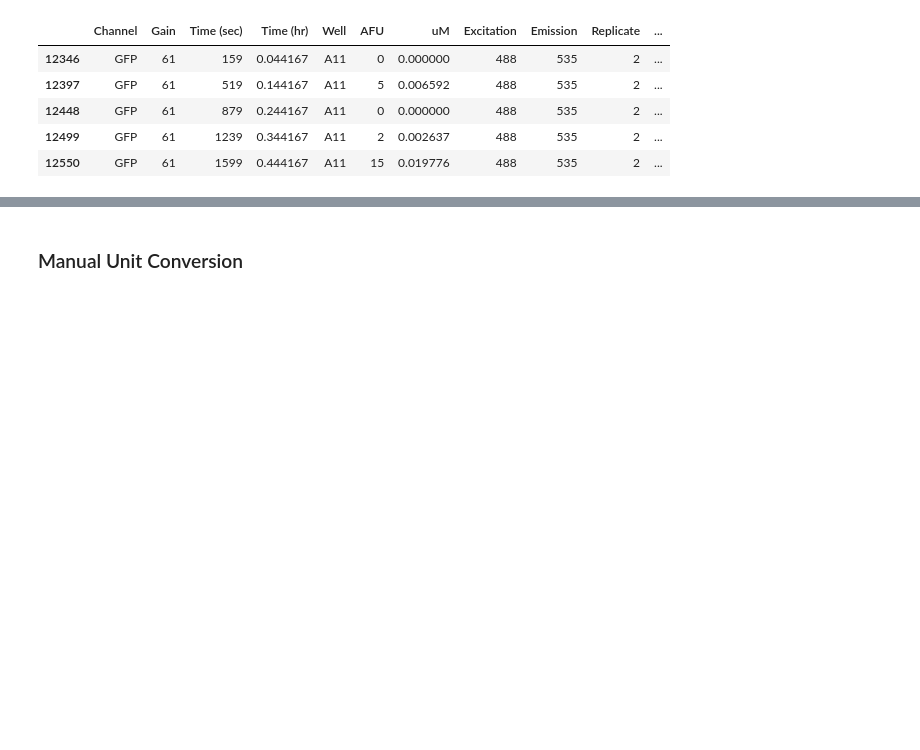
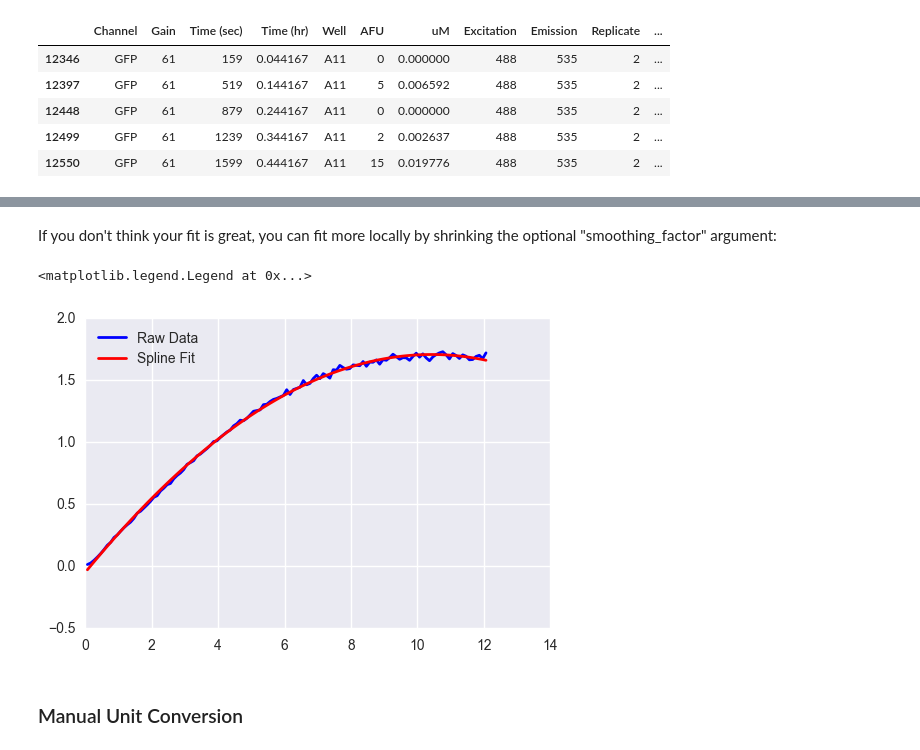
Before and after one commit to sclamons/murraylab_tools, a Jupyter notebook: examples/Biotek Analysis Usage Examples.ipynb, the cells around one changed output, grey strips where cells are left out. Saved outputs shown, nothing was run; the diff lists cells and outputs as text; code cells hidden in the pictures; blank space fills up the shorter version.

```diff
--- a/examples/Biotek Analysis Usage Examples.ipynb
+++ b/examples/Biotek Analysis Usage Examples.ipynb
@@ -244,3 +235,16 @@ plt.show()
+# %% [markdown]
+If you don't think your fit is great, you can fit more locally by shrinking the optional "smoothing_factor" argument:
+# %%
+fit_df = mt_biotek.spline_fit(df, smoothing_factor = 0.1)
+example_fit_df = fit_df[(fit_df.Gain == 100) & (fit_df.Channel == "GFP") \
+                        & (fit_df["GFP Plasmid (nM)"] == 2.01) & (fit_df["RFP Plasmid (nM)"] == 3.97)\
+                        & (fit_df.Replicate == 1)]
+plt.plot(example_fit_df["Time (hr)"], example_fit_df["uM"], color = "blue", label = "Raw Data")
+plt.plot(example_fit_df["Time (hr)"], example_fit_df["uM spline fit"], color = "red", label="Spline Fit")
+plt.legend(loc = 2)
+# %% [output]
+<matplotlib.legend.Legend at 0x...>
+[figure, added]
 # %% [markdown]
 ### Manual Unit Conversion
 # %% [markdown]
```
Also changed, not shown: parts of 4 cells of this notebook, 1 other file.
